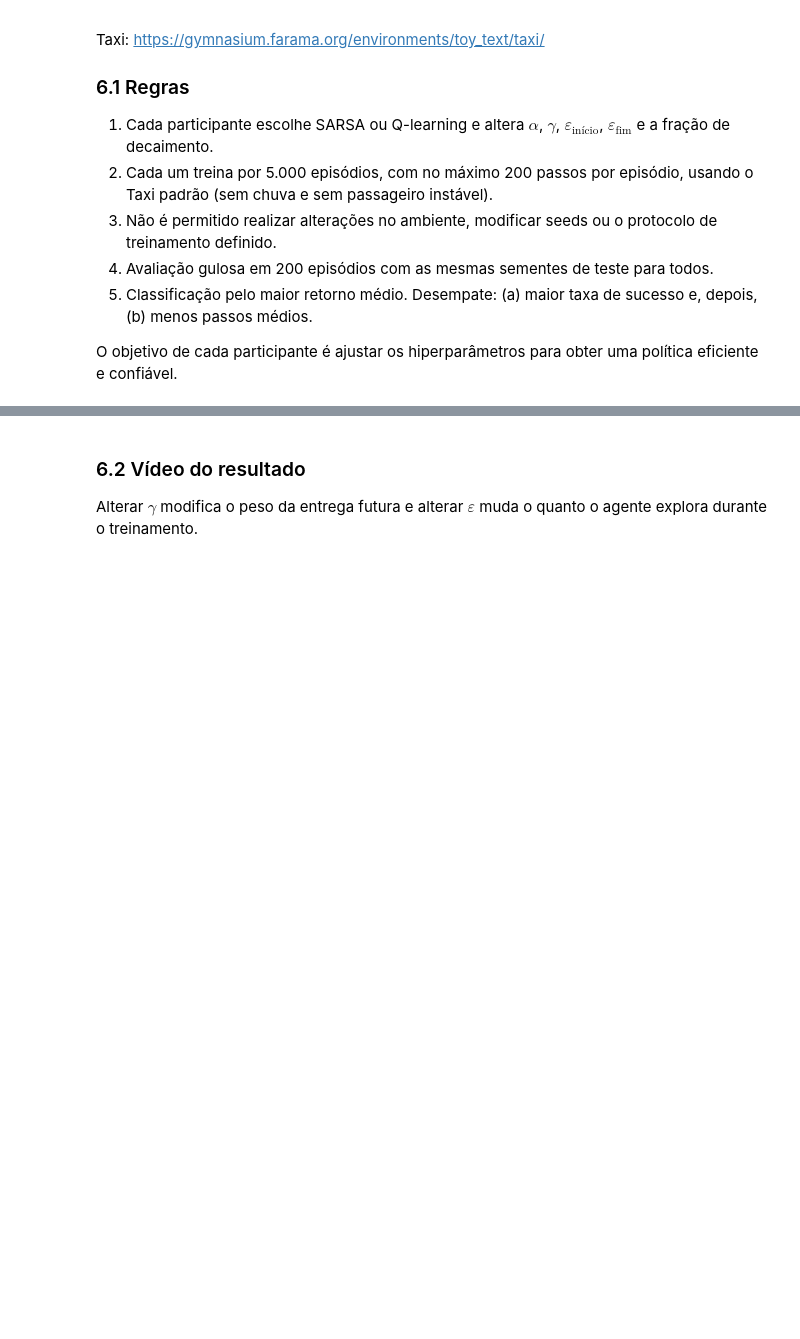
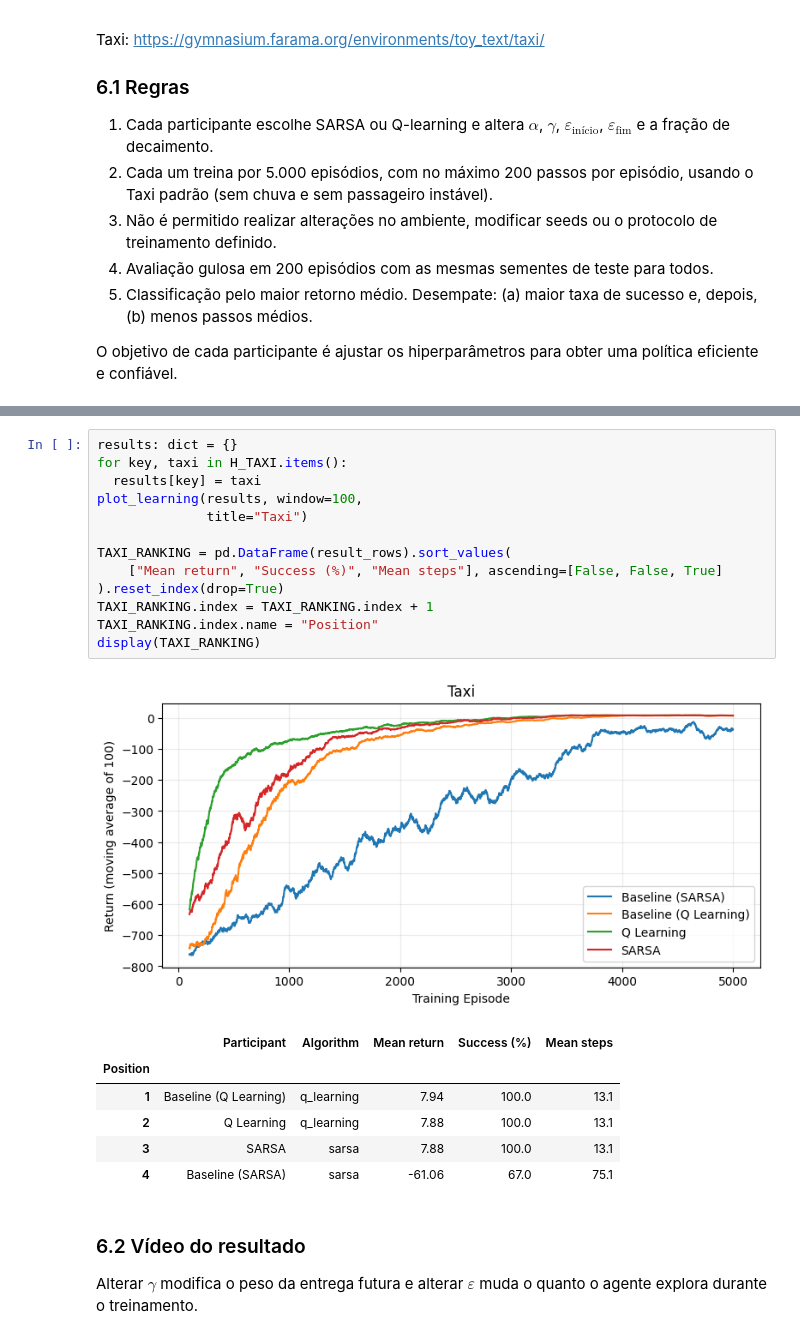
Before and after one commit to AndersonGACFilho/AndersonGACFilho, a Jupyter notebook: notebook_prática_RL.ipynb, the cells around one changed output, grey strips where cells are left out. Saved outputs shown, nothing was run; the diff lists cells and outputs as text; blank space fills up the shorter version.

```diff
--- a/notebook_prática_RL.ipynb
+++ b/notebook_prática_RL.ipynb
@@ -728,3 +758,24 @@ Training: Taxi do De Niro (sarsa)
+# %%
+results: dict = {}
+for key, taxi in H_TAXI.items():
+  results[key] = taxi
+plot_learning(results, window=100,
+              title="Taxi")
+
+TAXI_RANKING = pd.DataFrame(result_rows).sort_values(
+    ["Mean return", "Success (%)", "Mean steps"], ascending=[False, False, True]
+).reset_index(drop=True)
+TAXI_RANKING.index = TAXI_RANKING.index + 1
+TAXI_RANKING.index.name = "Position"
+display(TAXI_RANKING)
+# %% [output]
+[figure, added]
+|  | Participant | Algorithm | Mean return | Success (%) | Mean steps |
+| Position |  |  |  |  |  |
+| 1 | Baseline (Q Learning) | q_learning | 7.94 | 100.0 | 13.1 |
+| 2 | Q Learning | q_learning | 7.88 | 100.0 | 13.1 |
+| 3 | SARSA | sarsa | 7.88 | 100.0 | 13.1 |
+| 4 | Baseline (SARSA) | sarsa | -61.06 | 67.0 | 75.1 |
 # %% [markdown]
 ### 6.2 Vídeo do resultado
 
```
Also changed, not shown: parts of 2 cells of this notebook.
